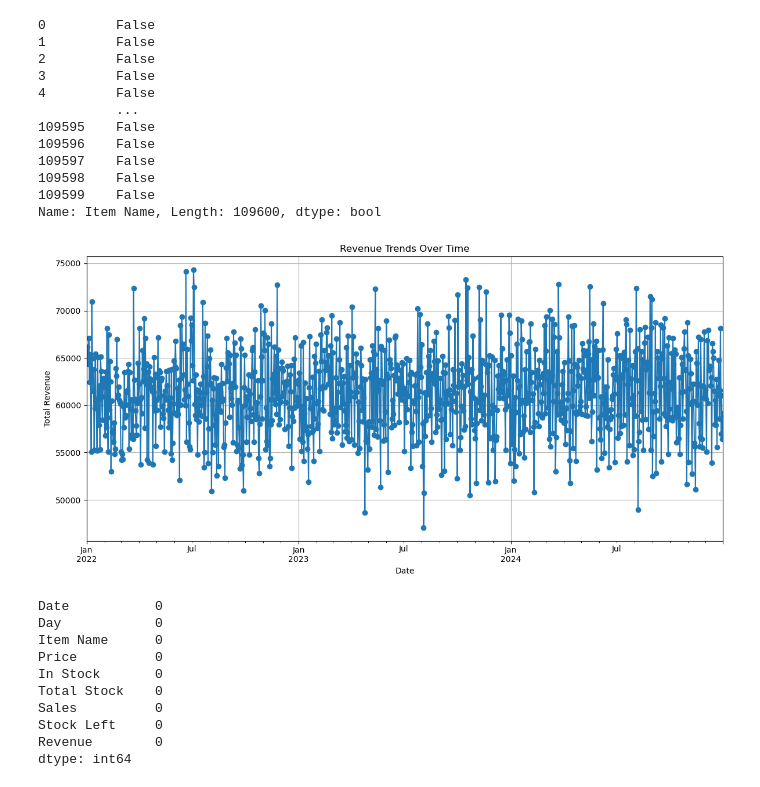
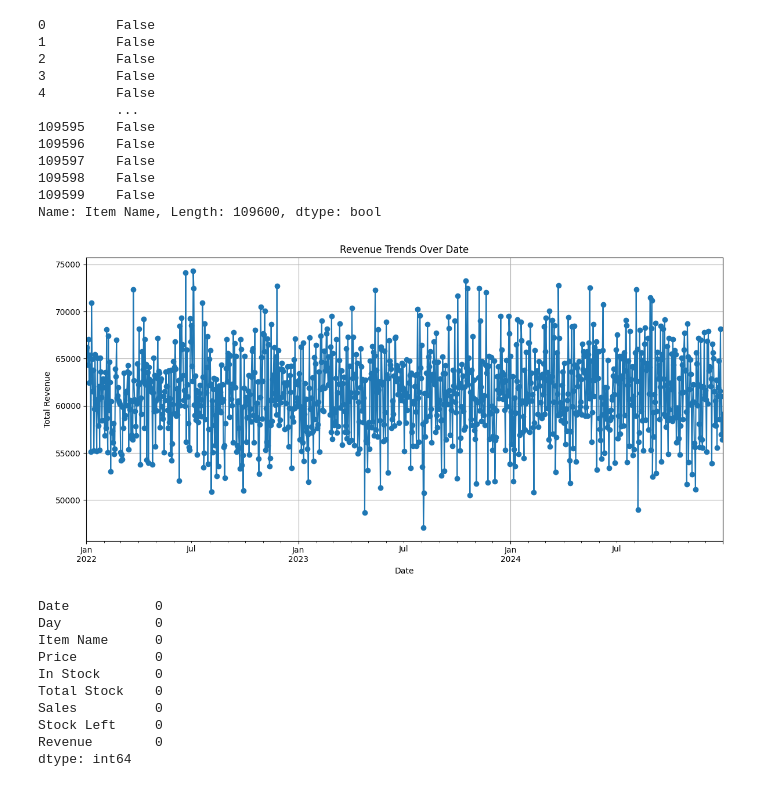
Before and after one commit to Rojal123245/Sales-Automation-AI, a Jupyter notebook: model/model.ipynb, the cells around one changed output. Drawn from its saved outputs; the diff is of its cells as text; code cells hidden in the pictures.

```diff
--- a/model/model.ipynb
+++ b/model/model.ipynb
@@ -52,14 +58,14 @@ data['Date'] = pd.to_datetime(data['Date'])
 # %%
 plt.figure(figsize=(12, 6))
 data.groupby('Date')['Revenue'].sum().plot(kind='line', marker='o')
-plt.title('Revenue Trends Over Time')
+plt.title('Revenue Trends Over Date')
 plt.xlabel('Date')
 plt.ylabel('Total Revenue')
 plt.grid(True)
 plt.tight_layout()
 plt.show()
 # %% [output]
-[figure, old version]
+[figure, new version]
 # %%
 data.isnull().sum()
 # %% [output]
```
Also changed, not shown: parts of 17 cells of this notebook, 1 other file.
